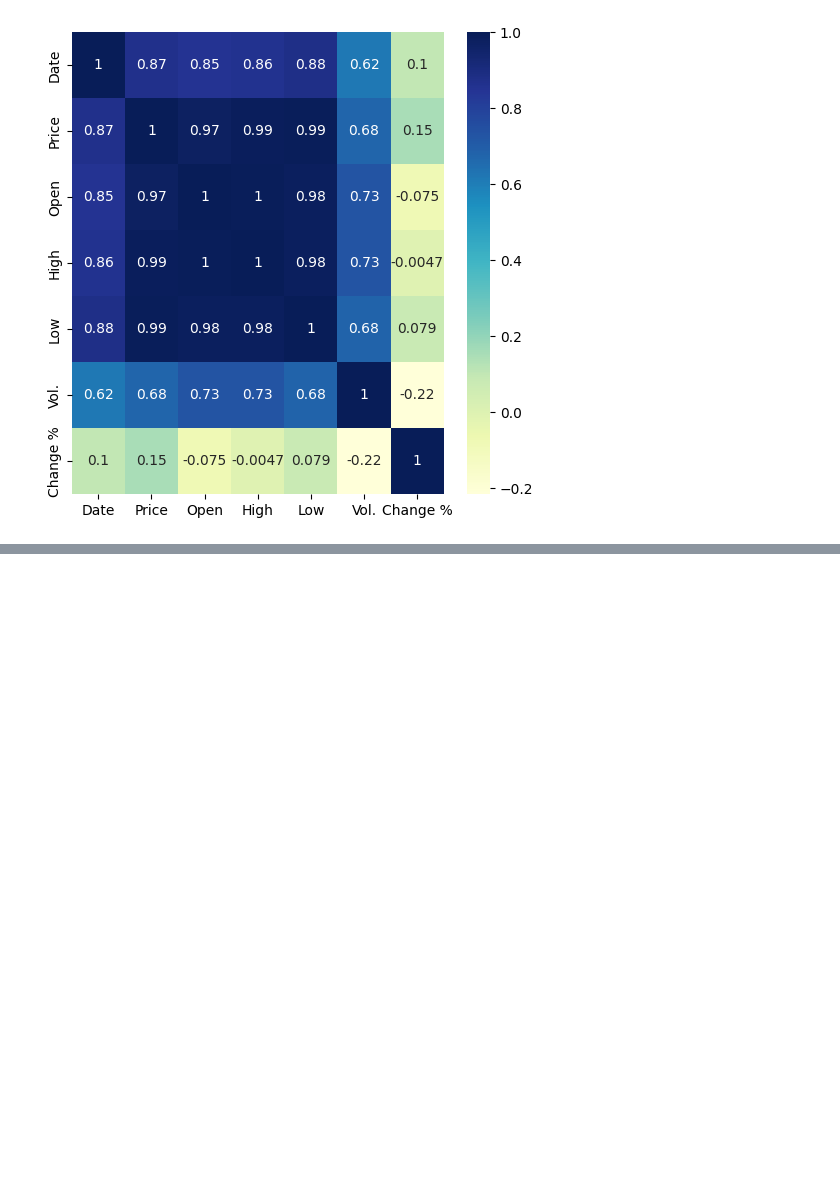
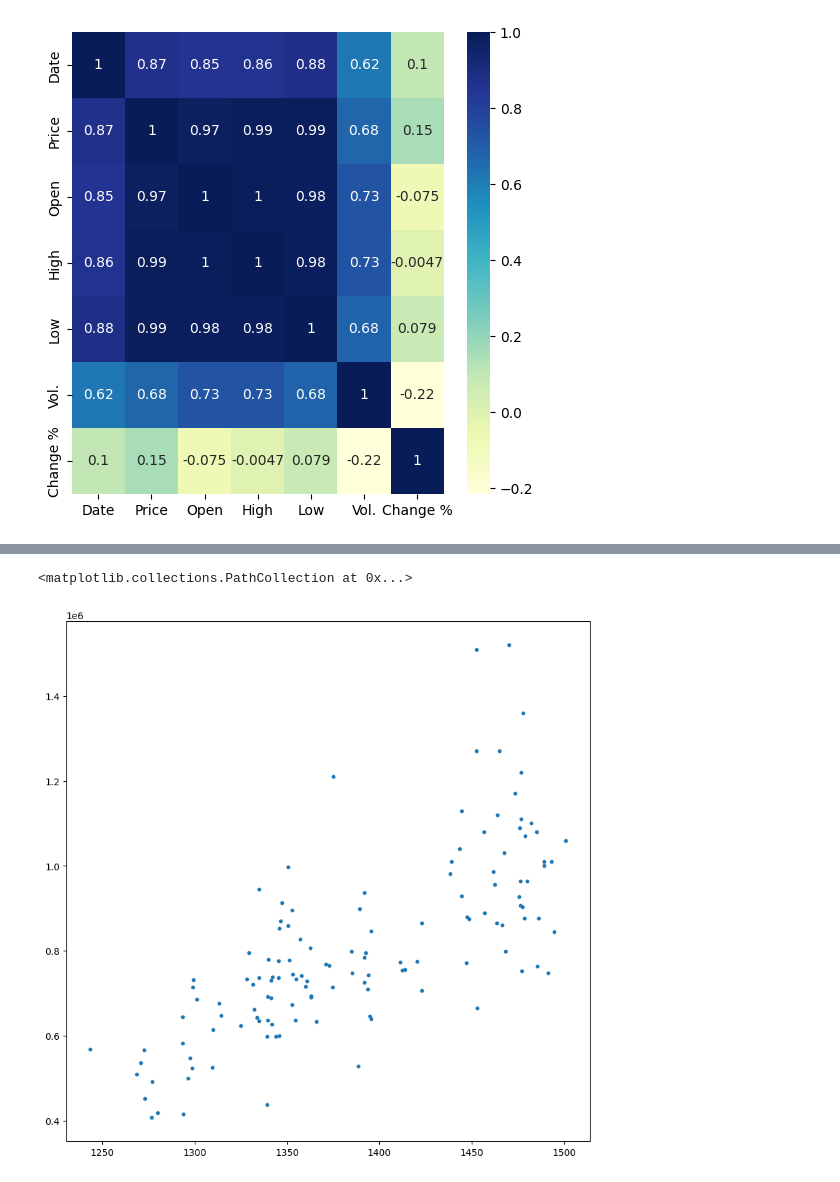
Before and after one commit to grassnhi/MachineLearning, a Jupyter notebook: Beginning/STOCK.ipynb, the cells around one changed output, grey strips where cells are left out. Cells and saved outputs as stored; diff of their text form; code cells hidden in the pictures; blank space fills up the shorter version.

Commit message:
Add some collection

```diff
--- a/Beginning/STOCK.ipynb
+++ b/Beginning/STOCK.ipynb
@@ -122,0 +164,3 @@ plt.show()
+# %%
+x = stock['Open']
+x
@@ -122,0 +180,5 @@ plt.show()
+# %%
+y = stock['Vol.']
+# %%
+x = x[:, np.newaxis]
+y = y[:, np.newaxis]
@@ -122,0 +324,6 @@ plt.show()
+# %%
+fig, axes = plt.subplots(1, figsize=(10, 10))
+axes.scatter(x, y, s = 10)
+# %% [output]
+<matplotlib.collections.PathCollection at 0x...>
+[figure, added]
```
Also changed, not shown: parts of 32 cells of this notebook, 16 other files.
